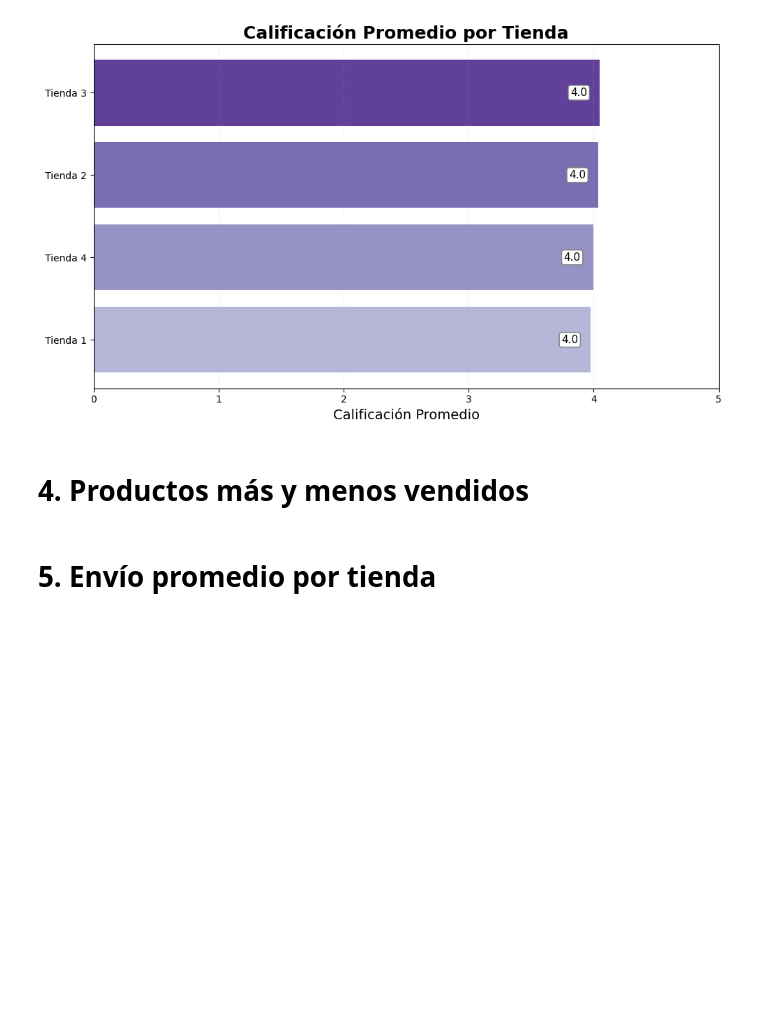
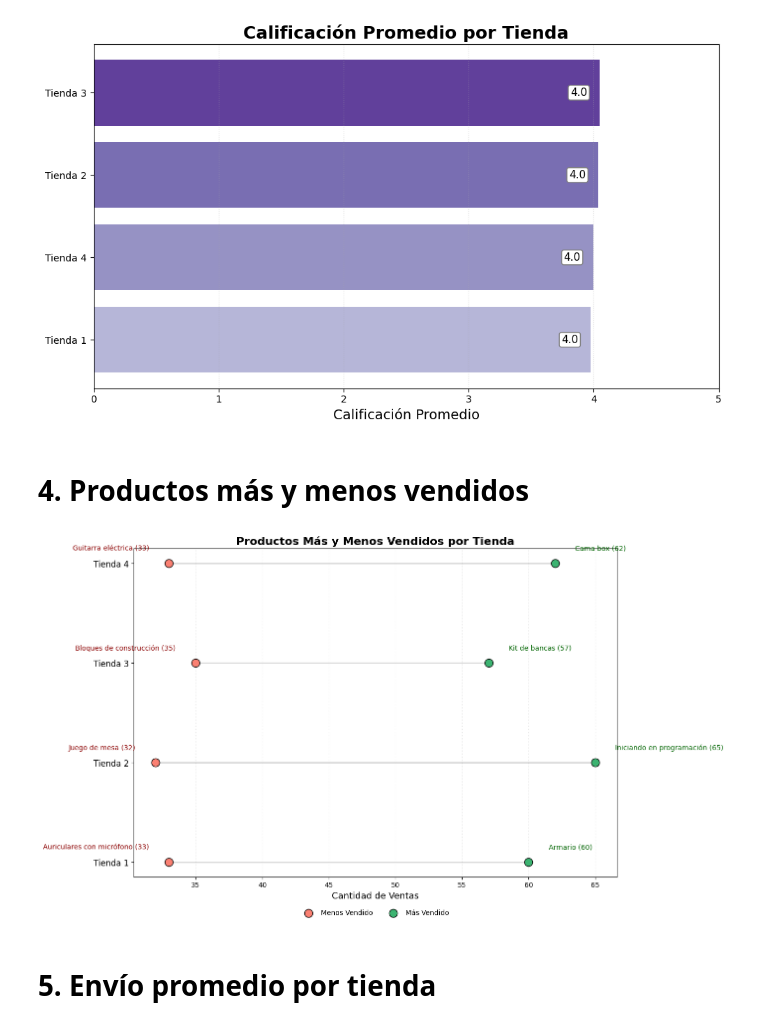
Before and after one commit to Rociolivingstonux/Challenge-Data-Science-Alura-, a Jupyter notebook: AluraStoreLatam.ipynb, the cells around one changed output. Drawn from its saved outputs; the diff is of its cells as text; code cells hidden in the pictures; blank space fills up the shorter version.

Commit message:
Se agrega el gráfico de Productos Más y Menos vendidos por tienda. Se utiliza Gráfico de Dumbbell para  facilitar la comparación entre dos valores por categoría.

```diff
--- a/AluraStoreLatam.ipynb
+++ b/AluraStoreLatam.ipynb
@@ -196,5 +196,68 @@ plt.show()
 [figure]
 # %% [markdown]
 # 4. Productos más y menos vendidos
+# %%
+# Paso 1: Contar la cantidad de veces que se vendió cada producto en cada tienda
+ventas = todas_las_tiendas.groupby(["Tienda", "Producto"]).size().reset_index(name="Cantidad")
+# %%
+# Producto más vendido por tienda
+mas_vendidos = ventas.sort_values(['Tienda', 'Cantidad'], ascending=[True, False]) \
+                     .groupby("Tienda").first().reset_index()
+
+# Producto menos vendido por tienda
+menos_vendidos = ventas.sort_values(['Tienda', 'Cantidad'], ascending=[True, True]) \
+                       .groupby("Tienda").first().reset_index()
+# %%
+productos_por_tienda = pd.merge(
+    mas_vendidos, menos_vendidos,
+    on="Tienda",
+    suffixes=("_Más_Vendido", "_Menos_Vendido")
+)
+# %%
+import matplotlib.pyplot as plt
+import numpy as np
+
+# Datos
+tiendas = productos_por_tienda["Tienda"]
+max_ventas = productos_por_tienda["Cantidad_Más_Vendido"]
+min_ventas = productos_por_tienda["Cantidad_Menos_Vendido"]
+prod_max = productos_por_tienda["Producto_Más_Vendido"]
+prod_min = productos_por_tienda["Producto_Menos_Vendido"]
+
+# Figura con fondo blanco
+plt.figure(figsize=(14, 8), facecolor='white')
+y = np.arange(len(tiendas)) * 2
+
+# Fondo blanco y sin estilo predefinido
+plt.style.use('default')
+
+# Líneas que conectan puntos
+for i in range(len(tiendas)):
+    plt.plot([min_ventas[i], max_ventas[i]], [y[i], y[i]], color="gray", lw=2, alpha=0.3)
+
+# Punto menos vendido
+plt.scatter(min_ventas, y, color="salmon", s=140, edgecolor="black", label="Menos Vendido", zorder=3)
+
+# Punto más vendido
+plt.scatter(max_ventas, y, color="mediumseagreen", s=140, edgecolor="black", label="Más Vendido", zorder=3)
+
+# Etiquetas con productos
+for i in range(len(tiendas)):
+    plt.text(min_ventas[i] - 1.5, y[i] + 0.3, f"{prod_min[i]} ({min_ventas[i]})",
+             ha='right', va='center', fontsize=10, color="darkred")
+
+    plt.text(max_ventas[i] + 1.5, y[i] + 0.3, f"{prod_max[i]} ({max_ventas[i]})",
+             ha='left', va='center', fontsize=10, color="darkgreen")
+
+# Ejes
+plt.yticks(y, tiendas, fontsize=12)
+plt.xlabel("Cantidad de Ventas", fontsize=13)
+plt.title("Productos Más y Menos Vendidos por Tienda", fontsize=16, fontweight="bold")
+plt.grid(axis='x', linestyle=':', alpha=0.2, color='gray')
+plt.legend(loc='upper center', bbox_to_anchor=(0.5, -0.08), ncol=2, fontsize=10, frameon=False)
+plt.tight_layout()
+plt.show()
+# %% [output]
+[figure, added]
 # %% [markdown]
 # 5. Envío promedio por tienda
```
